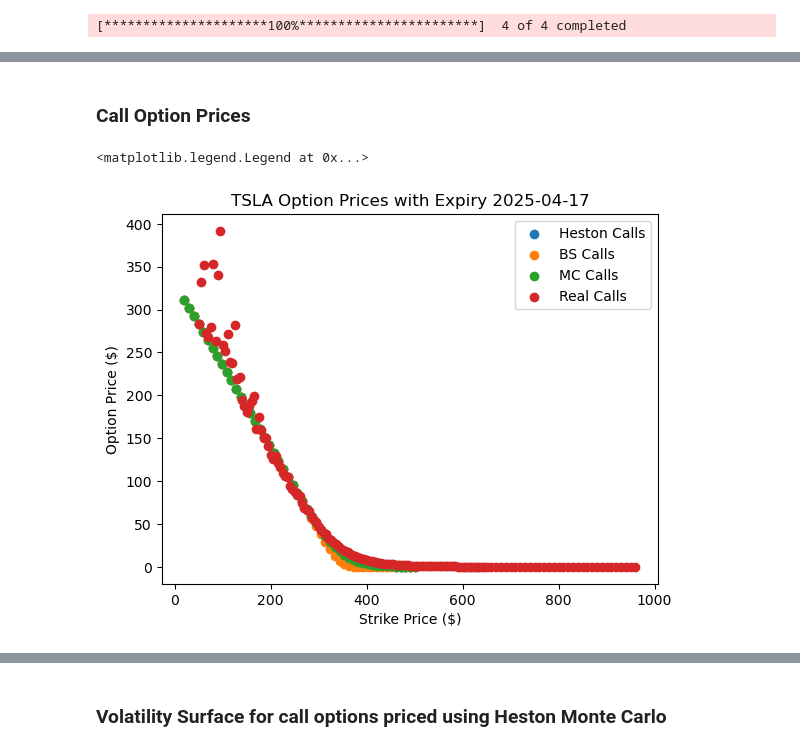
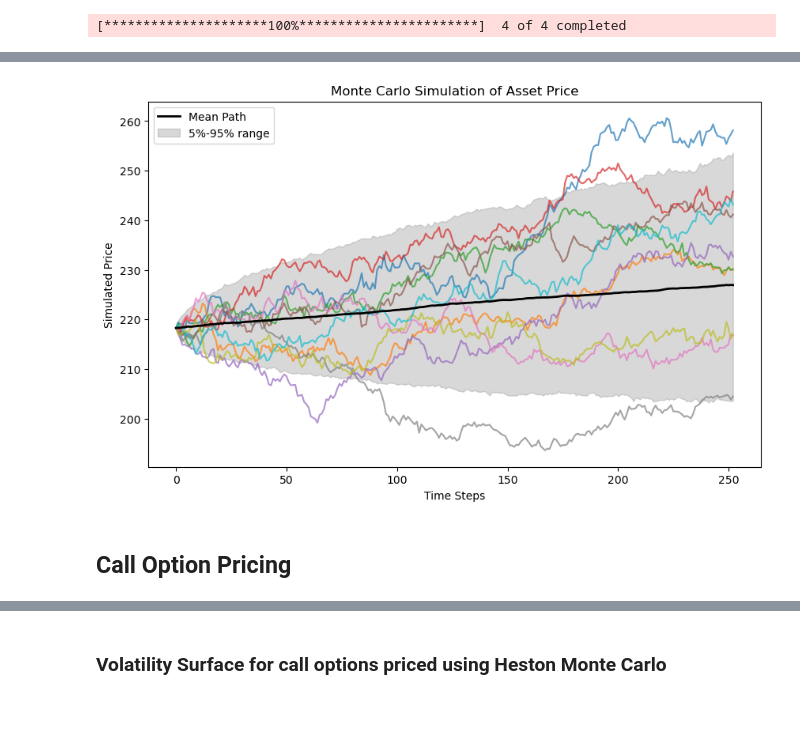
Before and after one commit to maher2k0/mc-heston-option-pricing, a Jupyter notebook: option_analysis.ipynb, the cells around one changed output, grey strips where cells are left out. Saved outputs shown, nothing was run; the diff lists cells and outputs as text; code cells hidden in the pictures; blank space fills up the shorter version.

```diff
--- a/option_analysis.ipynb
+++ b/option_analysis.ipynb
@@ -94,2 +116,23 @@ S, V = model.heston_monte_carlo(T, N, mu)
+# %%
+# Plot multiple sample paths
+plt.figure(figsize=(10, 6))
+for i in range(10):  # Plot only 10 paths for clarity
+    plt.plot(S[i, :], alpha=0.7)
+
+# Plot mean and confidence bands
+mean_path = np.mean(S, axis=0)
+percentile_5 = np.percentile(S, 5, axis=0)
+percentile_95 = np.percentile(S, 95, axis=0)
+
+plt.plot(mean_path, color="black", linewidth=2, label="Mean Path")
+plt.fill_between(range(S.shape[1]), percentile_5, percentile_95, color="gray", alpha=0.3, label="5%-95% range")
+
+plt.xlabel("Time Steps")
+plt.ylabel("Simulated Price")
+plt.title("Monte Carlo Simulation of Asset Price")
+plt.legend()
+plt.show()
+# %% [output]
+[figure, added]
 # %% [markdown]
-### Call Option Prices
+## Call Option Pricing
@@ -96,25 +143,9 @@ S, V = model.heston_monte_carlo(T, N, mu)
 # %%
-strikes = np.linspace(20, 500, 50)
-today_date = datetime.today().strftime('%Y-%m-%d')
-trading_days = len(pd.bdate_range(start=today_date, end=exp_date))
-
-price_model = OptionPricer(S0, r, kappa, theta, sigma, rho, v0, S, V, option_type = 'call', pricer='heston')
-heston_call_prices = price_model.price_options(strikes, trading_days/252)
+hes_price_model = OptionPricer(S0, r, kappa, theta, sigma, rho, v0, S, V, option_type = 'call', pricer='heston')
+heston_call_prices = hes_price_model.price_options(strikes, trading_days/252)
 
 mc_price_model = OptionPricer(S0, r, kappa, theta, sigma, rho, v0, S, V, option_type = 'call', pricer='monte_carlo')
-monte_carlo_call_prices = price_model.price_options(strikes, trading_days)
+monte_carlo_call_prices = mc_price_model.price_options(strikes, trading_days)
 
-price_model = OptionPricer(S0, r, kappa, theta, sigma, rho, v0, S, V, option_type = 'call', pricer='black_scholes')
-black_scholes_call_prices = price_model.price_options(strikes, trading_days/252)
-
-plt.scatter(strikes, heston_call_prices, label='Heston Calls')
-plt.scatter(strikes, black_scholes_call_prices, label='BS Calls')
-plt.scatter(strikes, monte_carlo_call_prices, label='MC Calls')
-plt.scatter(df_calls['strike'], df_calls['lastPrice'], label='Real Calls')
-plt.xlabel('Strike Price ($)')
-plt.ylabel('Option Price ($)')
-plt.title('{} Option Prices with Expiry {}'.format(ticker, exp_date))
-plt.legend()
+bs_price_model = OptionPricer(S0, r, kappa, theta, sigma, rho, v0, S, V, option_type = 'call', pricer='black_scholes')
+black_scholes_call_prices = bs_price_model.price_options(strikes, trading_days/252)
-# %% [output]
-<matplotlib.legend.Legend at 0x...>
-[figure, removed]
```
Also changed, not shown: parts of 20 cells of this notebook, 1 other file.
